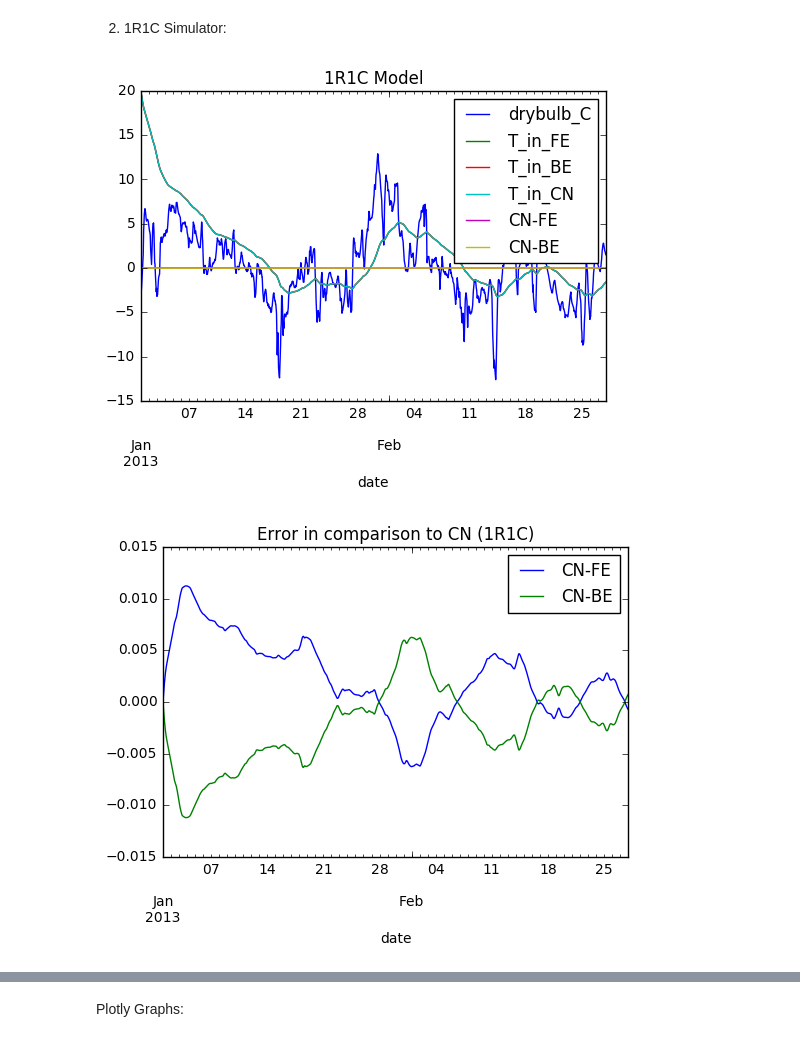
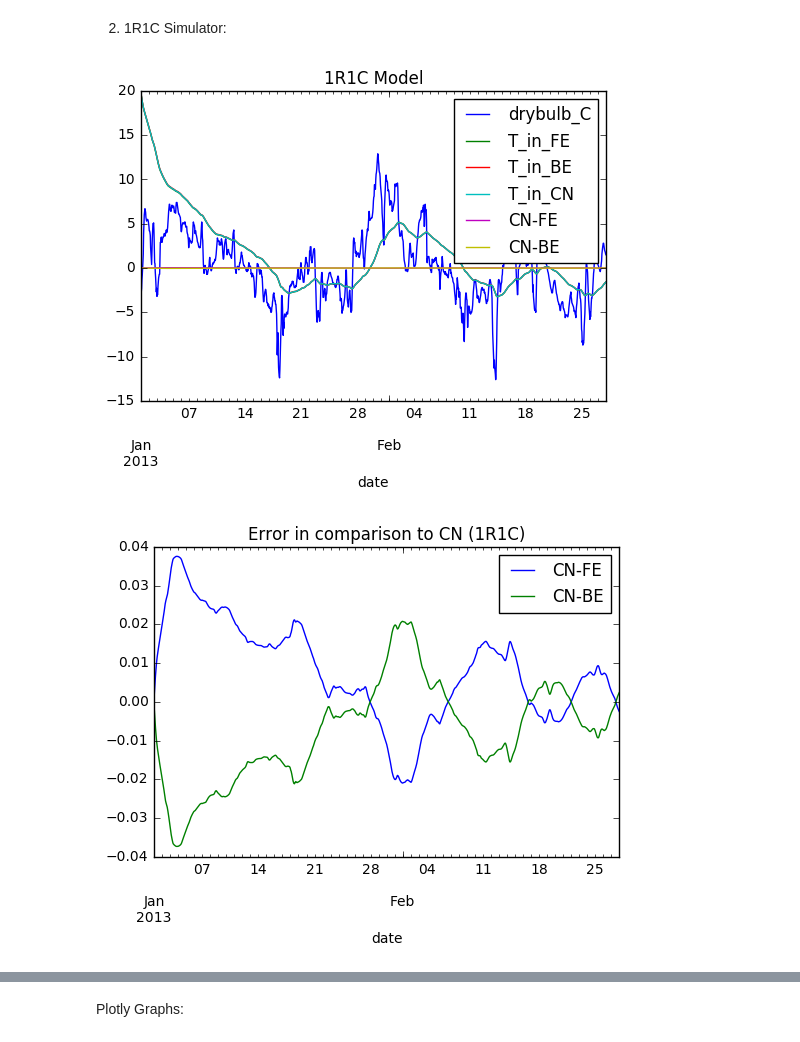
Before and after one commit to architecture-building-systems/ASF_Simulation, a Jupyter notebook: Simulation_Tool/New_SimulationEnvironment/j_main_notebook.ipynb, the cells around one changed output, grey strips where cells are left out. Cells and saved outputs as stored; diff of their text form; code cells hidden in the pictures.

```diff
--- a/Simulation_Tool/New_SimulationEnvironment/j_main_notebook.ipynb
+++ b/Simulation_Tool/New_SimulationEnvironment/j_main_notebook.ipynb
@@ -509,7 +522,7 @@ T_out = temperatures['drybulb_C']
 box = building(Cm = 2.07,R_env = 42)
 
 #initialize conditions
-dt = 0.3
+dt = 1
 temperatures = resample(temperatures,dt)
 T_out = temperatures['drybulb_C']
 steps = len(temperatures.index)
@@ -550,34 +563,34 @@ def CN(T_in,dt): #takes initial internal temperature as input
     Data_Tin = []
     for i in range(0,steps):
         T_in = ((2*T_out[i]*dt)+T_in*(2*box.R_env*box.Cm - dt))/(2*box.R_env*box.Cm +dt)
         Data_Tin.append(T_in)
     return Data_Tin
 
 """
 x= pd.Series(FE(T_in_init,dt))
 x.plot()
 plt.show
 print x
 """
 
 temperatures['T_in_FE'] = pd.Series(FE(T_in_init,dt))
 temperatures['T_in_BE'] = pd.Series(BE(T_in_init,dt))
 temperatures['T_in_CN'] = pd.Series(CN(T_in_init,dt))
-temperatures['CN-FE'] = temperatures['T_in_CN'] - temperatures['T_in_FE']
-temperatures['CN-BE'] = temperatures['T_in_CN'] - temperatures['T_in_BE']
+temperatures['CN-FE'] = (temperatures['T_in_CN'] - temperatures['T_in_FE'])
+temperatures['CN-BE'] = (temperatures['T_in_CN'] - temperatures['T_in_BE'])
 temperatures = temperatures.set_index(['date'])
 temperatures.drop(['T_in_FE','T_in_BE','T_in_CN','drybulb_C'],axis=1)
 temperatures.plot(title='1R1C Model')
 plt.savefig('temperatures')
 
 error = temperatures.drop(['T_in_FE','T_in_BE','T_in_CN','drybulb_C'],axis=1)
 error.plot(title='Error in comparison to CN (1R1C)')
 
 #savepath = 'C:\Users\Zghiru\Documents\GitHub\RC_BuildingSimulator\Justin_Semseter_Project\Justin Semester Project Report\Images'
 
 plt.savefig('error')
 
 plt.show()
 # %% [output]
-[figure, old version]
+[figure, new version]
-[figure, old version]
+[figure, new version]
```
Also changed, not shown: parts of 10 cells of this notebook, 3 other files.
